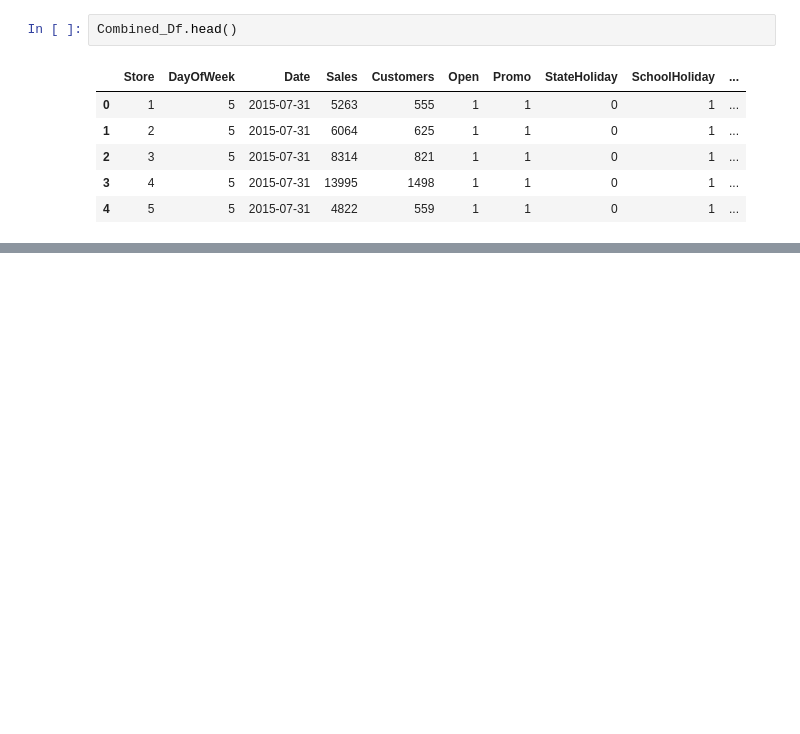
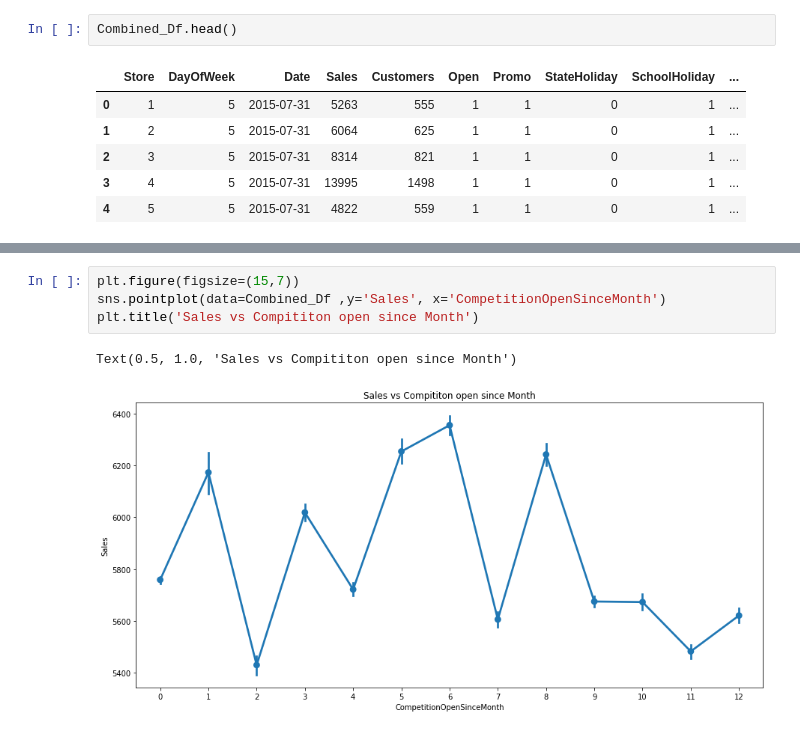
Before and after one commit to SaamarthMeston/Capstone-Project-2---Rossmann-s-sales-prediction, a Jupyter notebook: Rossmann_Sales_Prediction_Capstone_Project.ipynb, the cells around one changed output, grey strips where cells are left out. Drawn from its saved outputs; the diff is of its cells as text; blank space fills up the shorter version.

```diff
--- a/Rossmann_Sales_Prediction_Capstone_Project.ipynb
+++ b/Rossmann_Sales_Prediction_Capstone_Project.ipynb
@@ -428,0 +481,7 @@ Combined_Df.head()
+# %%
+plt.figure(figsize=(15,7))
+sns.pointplot(data=Combined_Df ,y='Sales', x='CompetitionOpenSinceMonth')
+plt.title('Sales vs Compititon open since Month')
+# %% [output]
+Text(0.5, 1.0, 'Sales vs Compititon open since Month')
+[figure, added]
```
Also changed, not shown: parts of 21 cells of this notebook.
